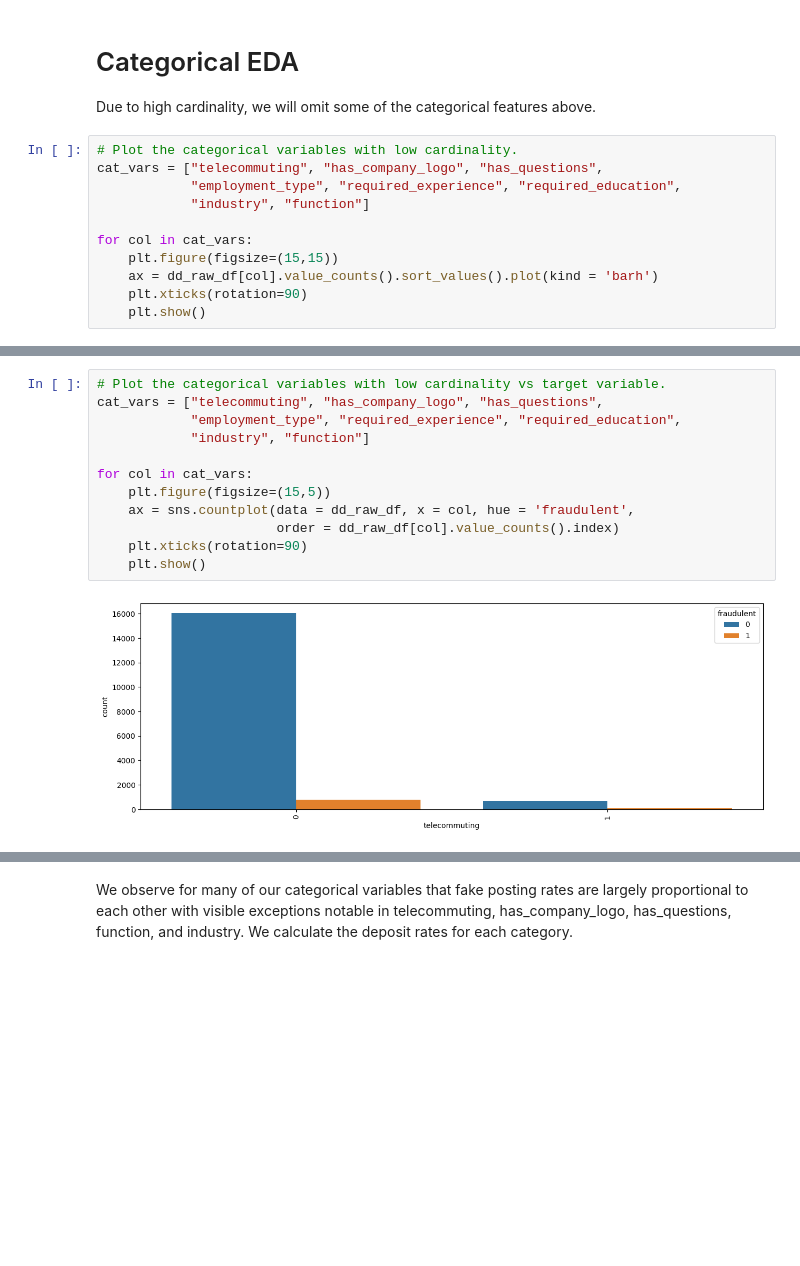
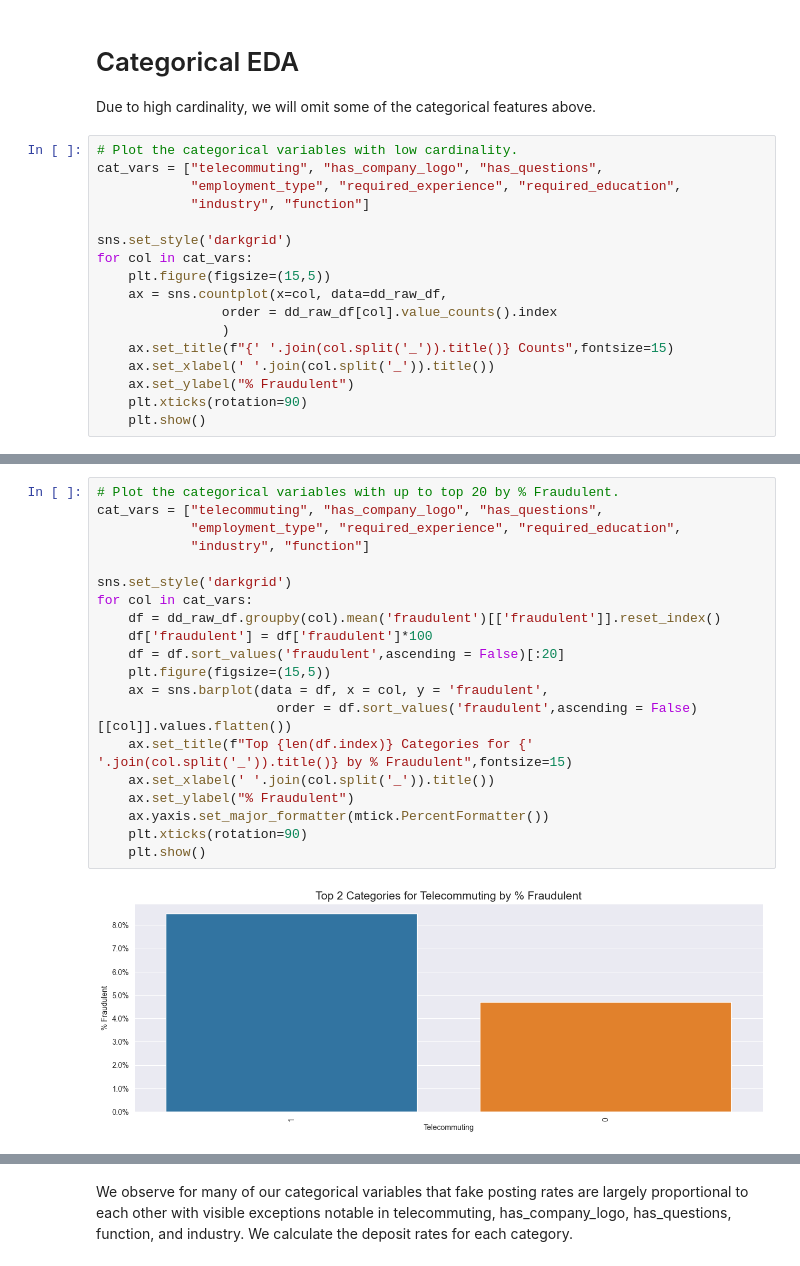
Before and after one commit to ADS-599-Team-2-Capstone/ADS-599-Capstone, a Jupyter notebook: Code Library Folder/ADS-599_Team-2_Data-Exploration-ZAF.ipynb, the cells around one changed output, grey strips where cells are left out. Drawn from its saved outputs; the diff is of its cells as text; blank space fills up the shorter version.

```diff
--- a/Code Library Folder/ADS-599_Team-2_Data-Exploration-ZAF.ipynb
+++ b/Code Library Folder/ADS-599_Team-2_Data-Exploration-ZAF.ipynb
@@ -352,9 +353,15 @@ cat_vars = ["telecommuting", "has_company_logo", "has_questions",
             "employment_type", "required_experience", "required_education",
             "industry", "function"]
 
+sns.set_style('darkgrid')
 for col in cat_vars:
-    plt.figure(figsize=(15,15))
-    ax = dd_raw_df[col].value_counts().sort_values().plot(kind = 'barh')
+    plt.figure(figsize=(15,5))
+    ax = sns.countplot(x=col, data=dd_raw_df,
+                order = dd_raw_df[col].value_counts().index
+                )
+    ax.set_title(f"{' '.join(col.split('_')).title()} Counts",fontsize=15)
+    ax.set_xlabel(' '.join(col.split('_')).title())
+    ax.set_ylabel("% Fraudulent")
     plt.xticks(rotation=90)
     plt.show()
 # %% [output]
@@ -369,14 +376,22 @@ for col in cat_vars:
 # %%
-# Plot the categorical variables with low cardinality vs target variable.
+# Plot the categorical variables with up to top 20 by % Fraudulent.
 cat_vars = ["telecommuting", "has_company_logo", "has_questions",
             "employment_type", "required_experience", "required_education",
             "industry", "function"]
 
+sns.set_style('darkgrid')
 for col in cat_vars:
+    df = dd_raw_df.groupby(col).mean('fraudulent')[['fraudulent']].reset_index()
+    df['fraudulent'] = df['fraudulent']*100
+    df = df.sort_values('fraudulent',ascending = False)[:20]
     plt.figure(figsize=(15,5))
-    ax = sns.countplot(data = dd_raw_df, x = col, hue = 'fraudulent',
-                       order = dd_raw_df[col].value_counts().index)
+    ax = sns.barplot(data = df, x = col, y = 'fraudulent',
+                       order = df.sort_values('fraudulent',ascending = False)[[col]].values.flatten())
+    ax.set_title(f"Top {len(df.index)} Categories for {' '.join(col.split('_')).title()} by % Fraudulent",fontsize=15)
+    ax.set_xlabel(' '.join(col.split('_')).title())
+    ax.set_ylabel("% Fraudulent")
+    ax.yaxis.set_major_formatter(mtick.PercentFormatter())
     plt.xticks(rotation=90)
     plt.show()
 # %% [output]
-[figure, old version]
+[figure, new version]
```
Also changed, not shown: parts of 4 cells of this notebook.
